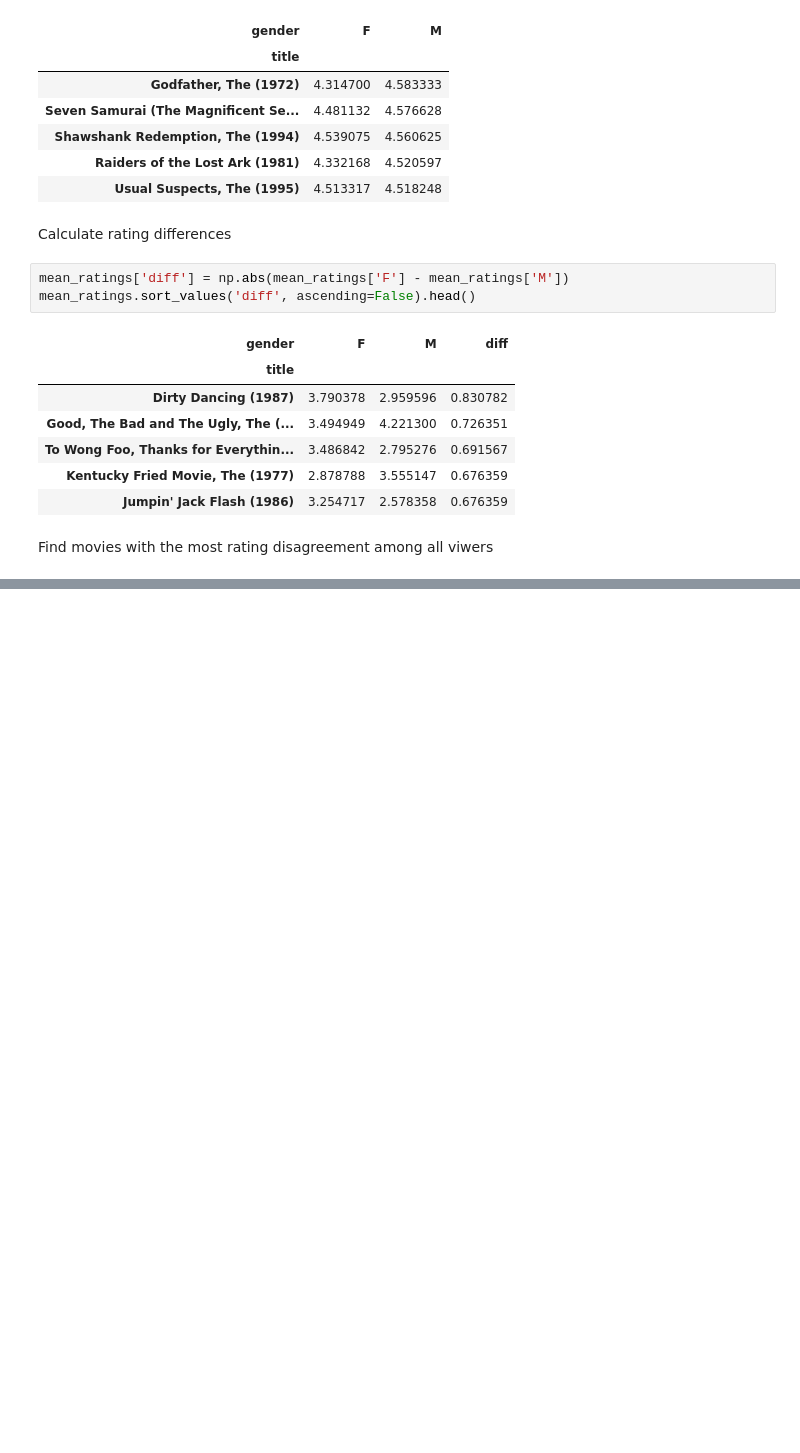
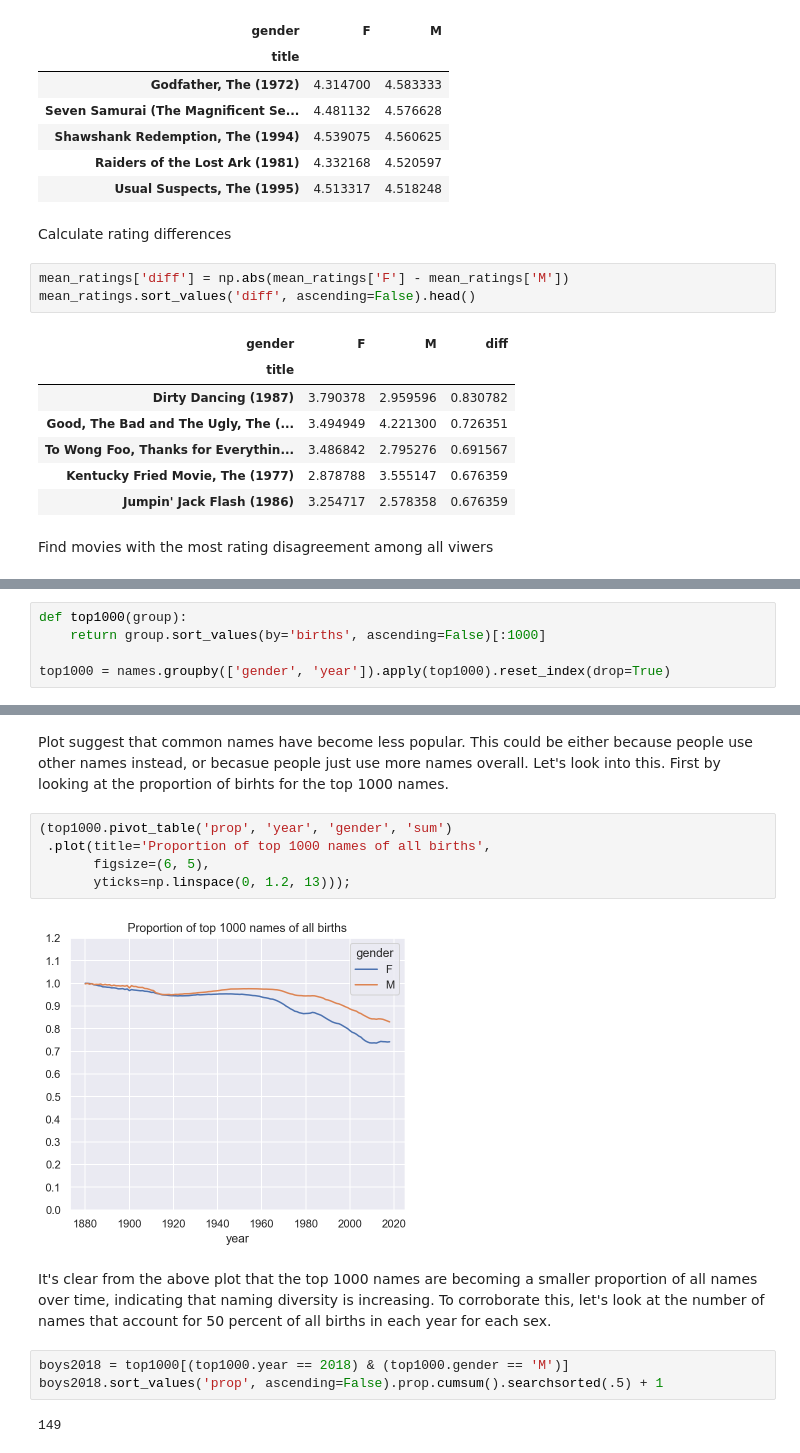
Before and after one commit to fabiangunzinger/learning, a Jupyter notebook: python-for-data-analysis/chap14-examples.ipynb, the cells around one changed output, grey strips where cells are left out. Cells and saved outputs as stored; diff of their text form; blank space fills up the shorter version.

```diff
--- a/python-for-data-analysis/chap14-examples.ipynb
+++ b/python-for-data-analysis/chap14-examples.ipynb
@@ -172,0 +242,5 @@ Name: rating, Length: 1420, dtype: float64
+# %%
+def top1000(group):
+    return group.sort_values(by='births', ascending=False)[:1000]
+
+top1000 = names.groupby(['gender', 'year']).apply(top1000).reset_index(drop=True)
@@ -172,0 +256,16 @@ Name: rating, Length: 1420, dtype: float64
+# %% [markdown]
+Plot suggest that common names have become less popular. This could be either because people use other names instead, or becasue people just use more names overall. Let's look into this. First by looking at the proportion of birhts for the top 1000 names.
+# %%
+(top1000.pivot_table('prop', 'year', 'gender', 'sum')
+ .plot(title='Proportion of top 1000 names of all births',
+       figsize=(6, 5),
+       yticks=np.linspace(0, 1.2, 13)));
+# %% [output]
+[figure, added]
+# %% [markdown]
+It's clear from the above plot that the top 1000 names are becoming a smaller proportion of all names over time, indicating that naming diversity is increasing. To corroborate this, let's look at the number of names that account for 50 percent of all births in each year for each sex.
+# %%
+boys2018 = top1000[(top1000.year == 2018) & (top1000.gender == 'M')]
+boys2018.sort_values('prop', ascending=False).prop.cumsum().searchsorted(.5) + 1
+# %% [output]
+149
```
Also changed, not shown: parts of 15 cells of this notebook.
